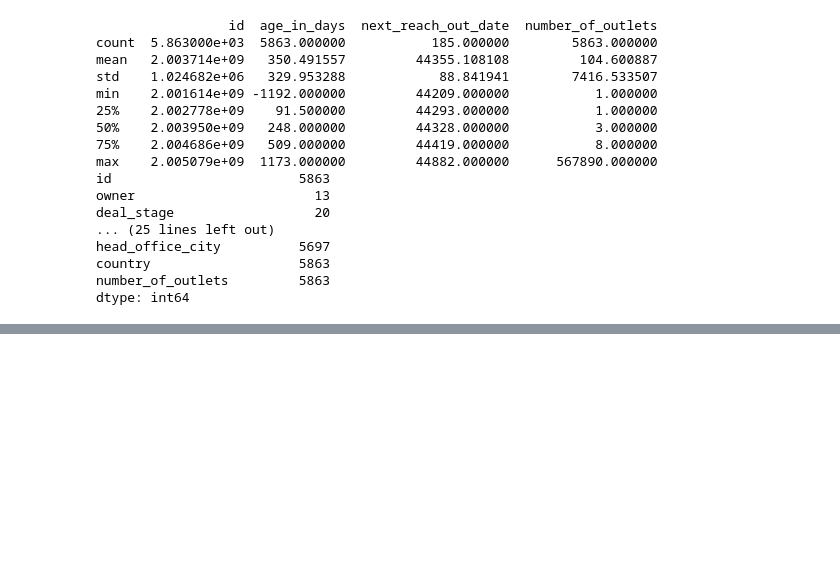
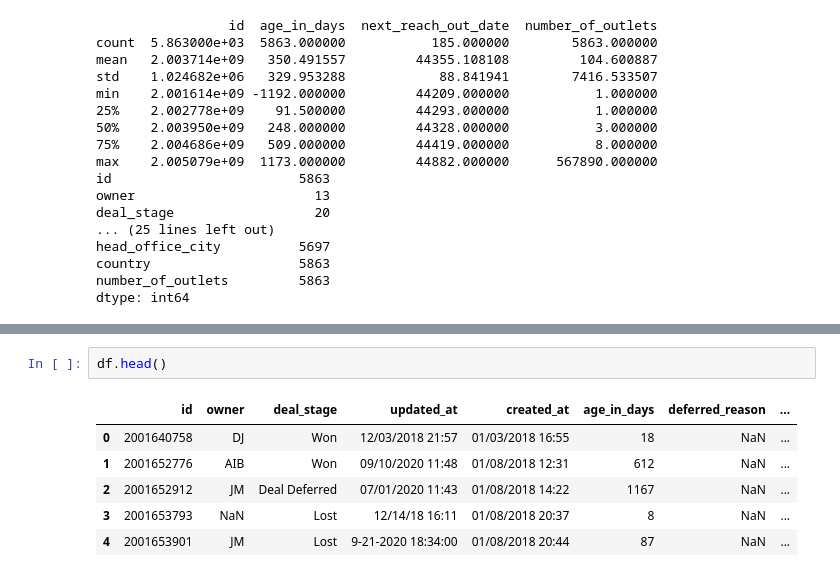
Before and after one commit to weirdcoder247/sales-crm-analysis, a Jupyter notebook: 03_codes/test_notebook.ipynb, the cells around one changed output, grey strips where cells are left out. Drawn from its saved outputs; the diff is of its cells as text; blank space fills up the shorter version.

```diff
--- a/03_codes/test_notebook.ipynb
+++ b/03_codes/test_notebook.ipynb
@@ -51,0 +101,9 @@ dtype: int64
+# %%
+df.head()
+# %% [output]
+|  | id | owner | deal_stage | updated_at | created_at | age_in_days | deferred_reason | ... |
+| 0 | 2001640758 | DJ | Won | 12/03/2018 21:57 | 01/03/2018 16:55 | 18 | NaN | ... |
+| 1 | 2001652776 | AIB | Won | 09/10/2020 11:48 | 01/08/2018 12:31 | 612 | NaN | ... |
+| 2 | 2001652912 | JM | Deal Deferred | 07/01/2020 11:43 | 01/08/2018 14:22 | 1167 | NaN | ... |
+| 3 | 2001653793 | NaN | Lost | 12/14/18 16:11 | 01/08/2018 20:37 | 8 | NaN | ... |
+| 4 | 2001653901 | JM | Lost | 9-21-2020 18:34:00 | 01/08/2018 20:44 | 87 | NaN | ... |
```
Also changed, not shown: parts of 27 cells of this notebook.
